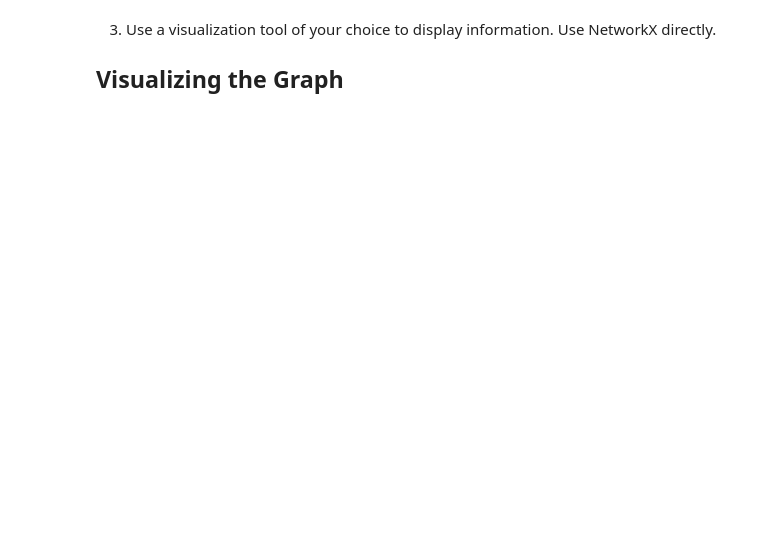
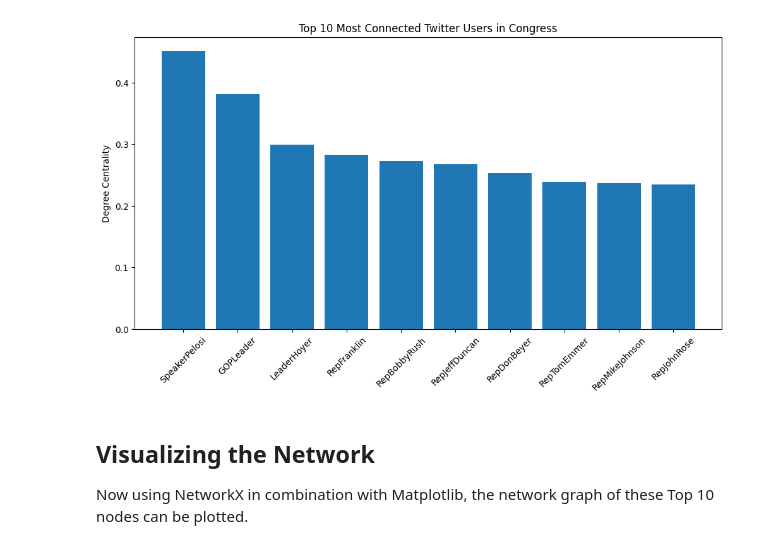
Before and after one commit to stephbc/DATA620_Summer2025, a Jupyter notebook: assignment2-1.ipynb, the cells around one changed output. Saved outputs shown, nothing was run; the diff lists cells and outputs as text; code cells hidden in the pictures; blank space fills up the shorter version.

```diff
--- a/assignment2-1.ipynb
+++ b/assignment2-1.ipynb
@@ -17,30 +16,30 @@ https://snap.stanford.edu/data/congress-twitter.html
 import networkx as nx
 import matplotlib.pyplot as plt
 
-# Helper function to read node data from a JSON file
+# Helper function to read from a JSON file
 def read_json_value(file_path):
     import json
     with open(file_path, 'r') as file:
         data = json.load(file)
-    return data
+    return data[0]
 
-# Per README, the usernameList[i] gives the Twitter username corresponding to each node i
-cnd = read_json_value("congress_network_data.json")[0]
+# Extract the usernameList from the JSON
+cnd = read_json_value("congress_network_data.json")
 usernameList = cnd["usernameList"]
 # print(usernameList[:10])
 
-# Read the edgelist from the file and create a graph
+# Read the edgelist file and create a NetworkX graph
 G = nx.read_edgelist("congress.edgelist", create_using = nx.Graph())
 
-# Print graph info
+# Print graph info to confirm
 print(G)
-print("First 10 nodes:", list(G.nodes())[:10])
+print("First 10 nodes by ID:", list(G.nodes())[:10])
 
-# Replace anonymized node labels with Twitter handles from usernameList
+# Replace anonymized int node labels with the Twitter handles from usernameList corresponding to each node i
 for i in range(len(usernameList)):
     if usernameList[i] is not None:
         G = nx.relabel_nodes(G, {str(i): usernameList[i]})
 
 # Print updated graph info
-print("First 10 nodes:", list(G.nodes())[:10])
+print("First 10 nodes by username:", list(G.nodes())[:10])
 # %% [output]
@@ -82,6 +93,16 @@ plt.show()
+# %%
+plt.figure(figsize=(12, 6))
+plt.bar([node for node, _ in top_degree_centrality], [centrality for _, centrality in top_degree_centrality])
+plt.title("Top 10 Most Connected Twitter Users in Congress")
+plt.xlabel("")
+plt.ylabel("Degree Centrality")
+plt.xticks(rotation=45)
+plt.show()
+# %% [output]
+[figure, added]
 # %% [markdown]
 
-3. Use a visualization tool of your choice to display information. Use NetworkX directly.
+## Visualizing the Network
 
-## Visualizing the Graph
+Now using NetworkX in combination with Matplotlib, the network graph of these Top 10 nodes can be plotted.
 # %%
```
Also changed, not shown: parts of 9 cells of this notebook, 2 other files.
